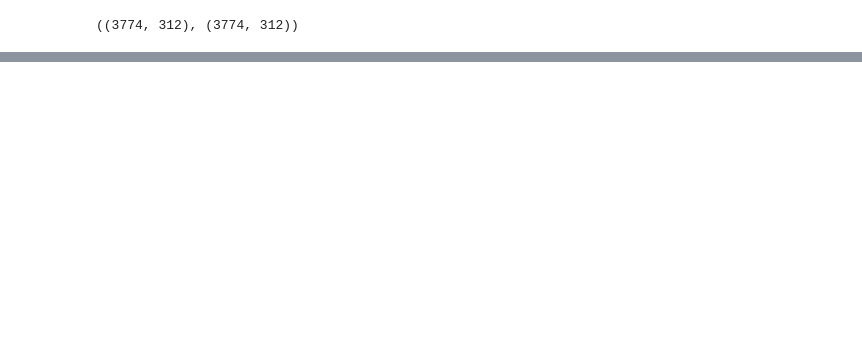
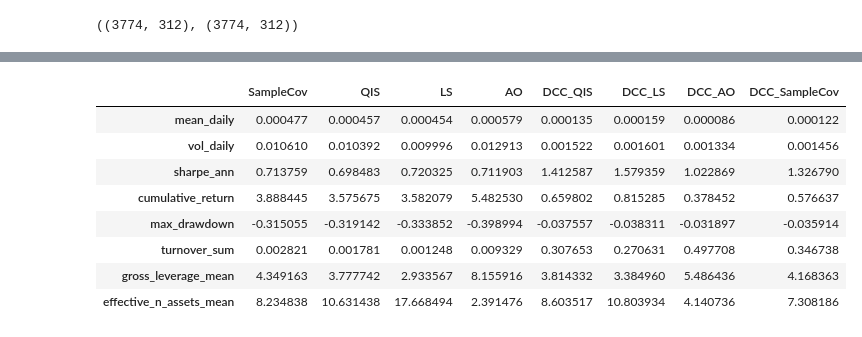
Before and after one commit to lshlshlsh666/CovEstimate, a Jupyter notebook: main.ipynb, the cells around one changed output, grey strips where cells are left out. Drawn from its saved outputs; the diff is of its cells as text; code cells hidden in the pictures; blank space fills up the shorter version.

```diff
--- a/main.ipynb
+++ b/main.ipynb
@@ -44,5 +46,7 @@ C_ls_3 = LS(train.values, vol60.reindex_like(train).values, rho=0.3).estimate()
 # %%
 
 S_total = train.values / vol60.reindex_like(train).values
-C_ao_100 = AO(train.values, vol60.reindex_like(train).values,
-              lookback_window=500,).fit(S_total, sampling=10).estimate()
+ao = AO(train.values, vol60.reindex_like(train).values,
+              lookback_window=500,).fit(S_total, sampling=10)
+
+C_ao = ao.estimate()
@@ -340,0 +284,14 @@ plt.show()
+# %%
+agg_results_ls = pd.DataFrame(
+    {
+        name: result[1]
+        for name, result in run_results_ls.items()
+    }
+)
+
+agg_results_ls.index = (
+    ["ME", "STD", "SR", "Return", "Drawdown", "Turnover", "GrossLev", "EffN"]
+)
+
+# to latex
+print(agg_results_ls.T.to_latex())
@@ -340,0 +313,12 @@ plt.show()
+# %%
+agg_results_ls
+# %% [output]
+|  | SampleCov | QIS | LS | AO | DCC_QIS | DCC_LS | DCC_AO | DCC_SampleCov |
+| mean_daily | 0.000477 | 0.000457 | 0.000454 | 0.000579 | 0.000135 | 0.000159 | 0.000086 | 0.000122 |
+| vol_daily | 0.010610 | 0.010392 | 0.009996 | 0.012913 | 0.001522 | 0.001601 | 0.001334 | 0.001456 |
+| sharpe_ann | 0.713759 | 0.698483 | 0.720325 | 0.711903 | 1.412587 | 1.579359 | 1.022869 | 1.326790 |
+| cumulative_return | 3.888445 | 3.575675 | 3.582079 | 5.482530 | 0.659802 | 0.815285 | 0.378452 | 0.576637 |
+| max_drawdown | -0.315055 | -0.319142 | -0.333852 | -0.398994 | -0.037557 | -0.038311 | -0.031897 | -0.035914 |
+| turnover_sum | 0.002821 | 0.001781 | 0.001248 | 0.009329 | 0.307653 | 0.270631 | 0.497708 | 0.346738 |
+| gross_leverage_mean | 4.349163 | 3.777742 | 2.933567 | 8.155916 | 3.814332 | 3.384960 | 5.486436 | 4.168363 |
+| effective_n_assets_mean | 8.234838 | 10.631438 | 17.668494 | 2.391476 | 8.603517 | 10.803934 | 4.140736 | 7.308186 |
```
Also changed, not shown: parts of 12 cells of this notebook, 3 other files.
